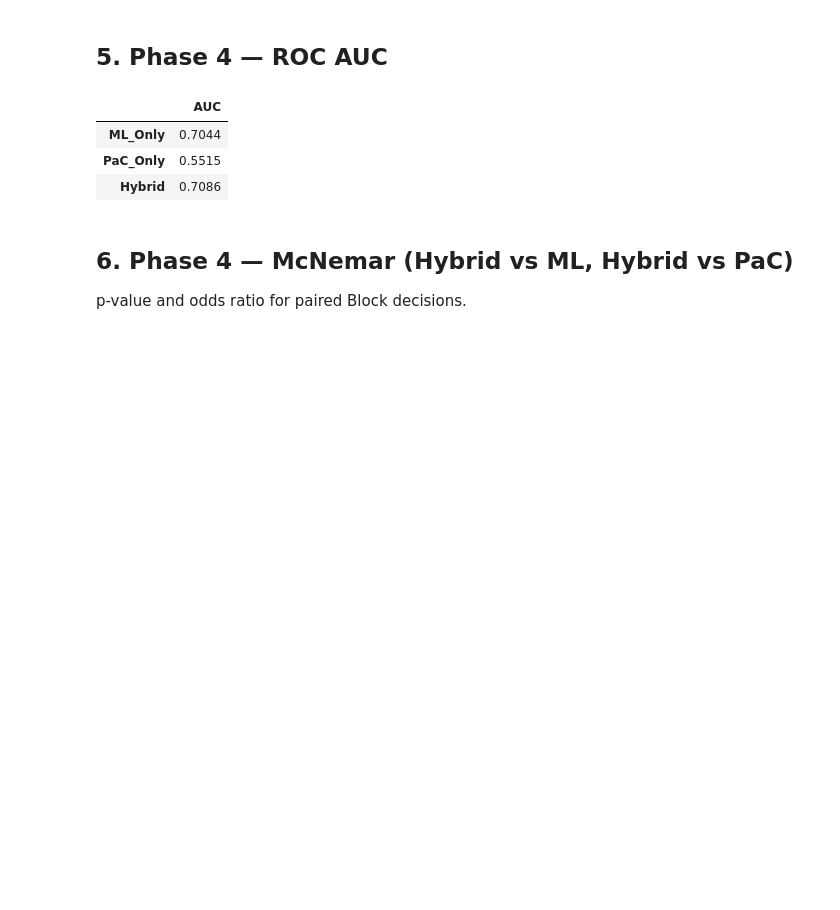
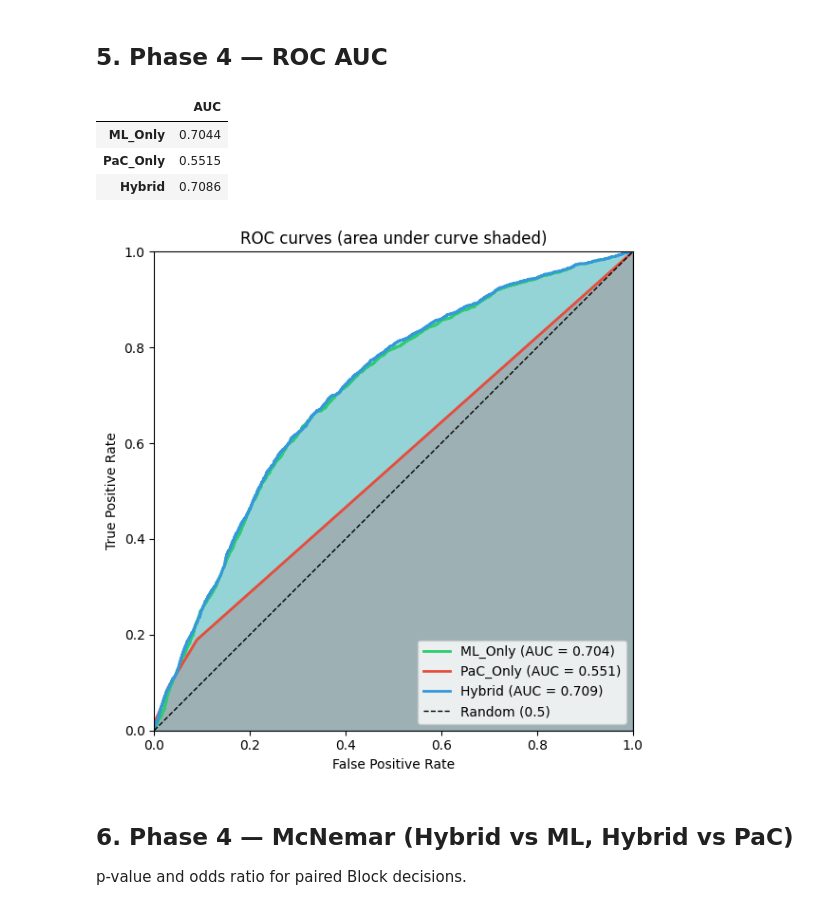
Before and after one commit to yunjin08/ml-code-eval, a Jupyter notebook: notebooks/findings.ipynb, the cells around one changed output. Drawn from its saved outputs; the diff is of its cells as text; code cells hidden in the pictures; blank space fills up the shorter version.

```diff
--- a/notebooks/findings.ipynb
+++ b/notebooks/findings.ipynb
@@ -80,7 +128,7 @@ if phase2_report:
     selected = phase2_report.get('selected_model', '?')
     df_phase2 = None
     rows = []
-    for name in ('codebert', 'random_forest'):
+    for name in ('codebert', 'random_forest', 'knn'):
         if name not in phase2_report:
             continue
         m = phase2_report[name]
@@ -95,8 +143,14 @@ if phase2_report:
     print('Selected model:', selected)
     f1_cb = phase2_report.get('codebert', {}).get('eval_f1')
     f1_rf = phase2_report.get('random_forest', {}).get('eval_f1')
+    f1_knn = phase2_report.get('knn', {}).get('eval_f1')
+    parts = []
     if f1_cb is not None and f1_rf is not None:
-        print('Why CodeBERT wins: validation F1 (%.4f) > Random Forest F1 (%.4f). Selection criterion is higher F1.' % (f1_cb, f1_rf))
+        parts.append('CodeBERT F1 (%.4f) > RF (%.4f)' % (f1_cb, f1_rf))
+    if f1_cb is not None and f1_knn is not None:
+        parts.append('CodeBERT F1 (%.4f) > KNN (%.4f)' % (f1_cb, f1_knn))
+    if parts:
+        print('Why CodeBERT wins: ' + '; '.join(parts) + '. Selection criterion: highest validation F1.')
     df_phase2
 else:
     print('Phase 2 report not found. Run phase2_train.py or copy phase2_validation_report.json into results/ or phase3_results/.')
@@ -157,6 +259,43 @@ pd.DataFrame([auc]).T.rename(columns={0: 'AUC'}).round(4)
 | ML_Only | 0.7044 |
 | PaC_Only | 0.5515 |
 | Hybrid | 0.7086 |
+# %%
+# ROC curves with area under the curve (area chart)
+import matplotlib.pyplot as plt
+import numpy as np
+from sklearn.metrics import roc_curve, auc
+
+roc_df = None
+if os.path.isfile(csv_path):
+    roc_df = pd.read_csv(csv_path, usecols=['label', 'ml_confidence', 'pac_score', 'hybrid_risk'])
+y_true = roc_df['label'].values if roc_df is not None else None
+
+if y_true is not None and len(roc_df) > 0:
+    fig, ax = plt.subplots(figsize=(7, 6))
+    systems = [
+        ('ML_Only', roc_df['ml_confidence'].values, report['roc_auc']['ML_Only']),
+        ('PaC_Only', roc_df['pac_score'].values, report['roc_auc']['PaC_Only']),
+        ('Hybrid', roc_df['hybrid_risk'].values, report['roc_auc']['Hybrid']),
+    ]
+    colors = ['#2ecc71', '#e74c3c', '#3498db']
+    for (name, scores, auc_val), color in zip(systems, colors):
+        fpr, tpr, _ = roc_curve(y_true, scores)
+        ax.plot(fpr, tpr, color=color, lw=2, label=f'{name} (AUC = {auc_val:.3f})')
+        ax.fill_between(fpr, tpr, alpha=0.3, color=color)
+    ax.plot([0, 1], [0, 1], 'k--', lw=1, label='Random (0.5)')
+    ax.set_xlabel('False Positive Rate')
+    ax.set_ylabel('True Positive Rate')
+    ax.set_title('ROC curves (area under curve shaded)')
+    ax.legend(loc='lower right')
+    ax.set_xlim(0, 1)
+    ax.set_ylim(0, 1)
+    ax.set_aspect('equal')
+    plt.tight_layout()
+    plt.show()
+else:
+    print('Phase 3 CSV not found. Run phase3_experiment.py and phase4_evaluation.py to generate scores for ROC plot.')
+# %% [output]
+[figure, added]
 # %% [markdown]
 ## 6. Phase 4 — McNemar (Hybrid vs ML, Hybrid vs PaC)
 
```
Also changed, not shown: parts of 10 cells of this notebook, 2 other files.
